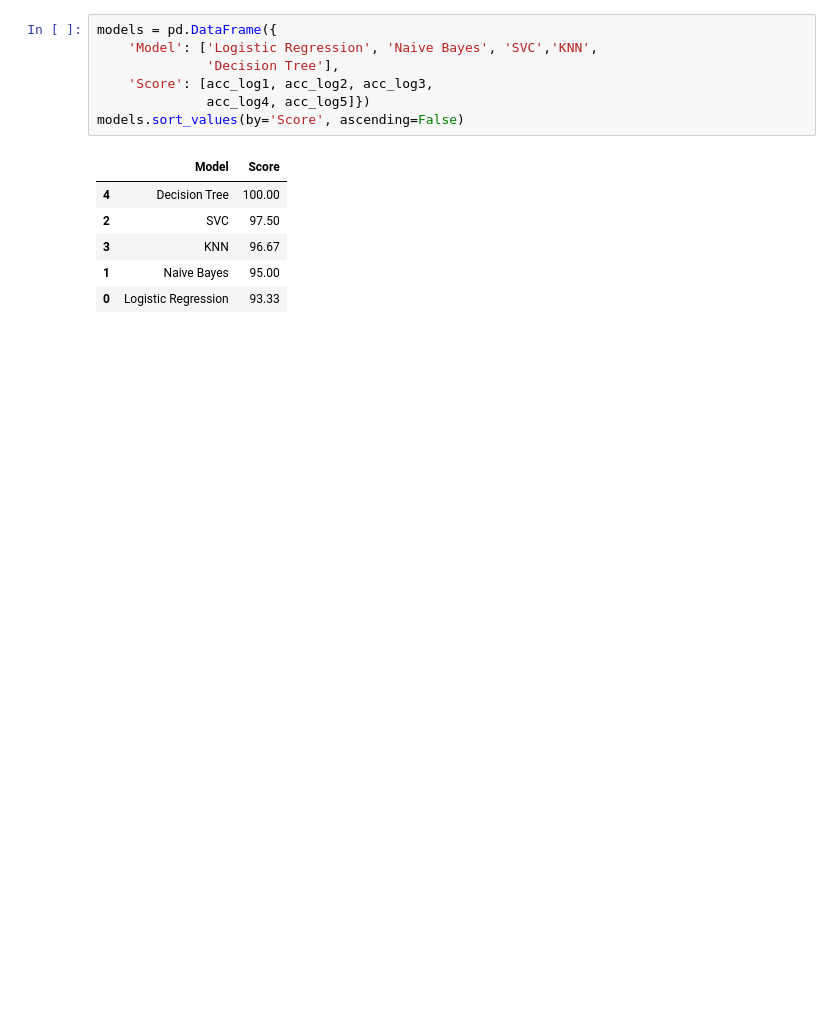
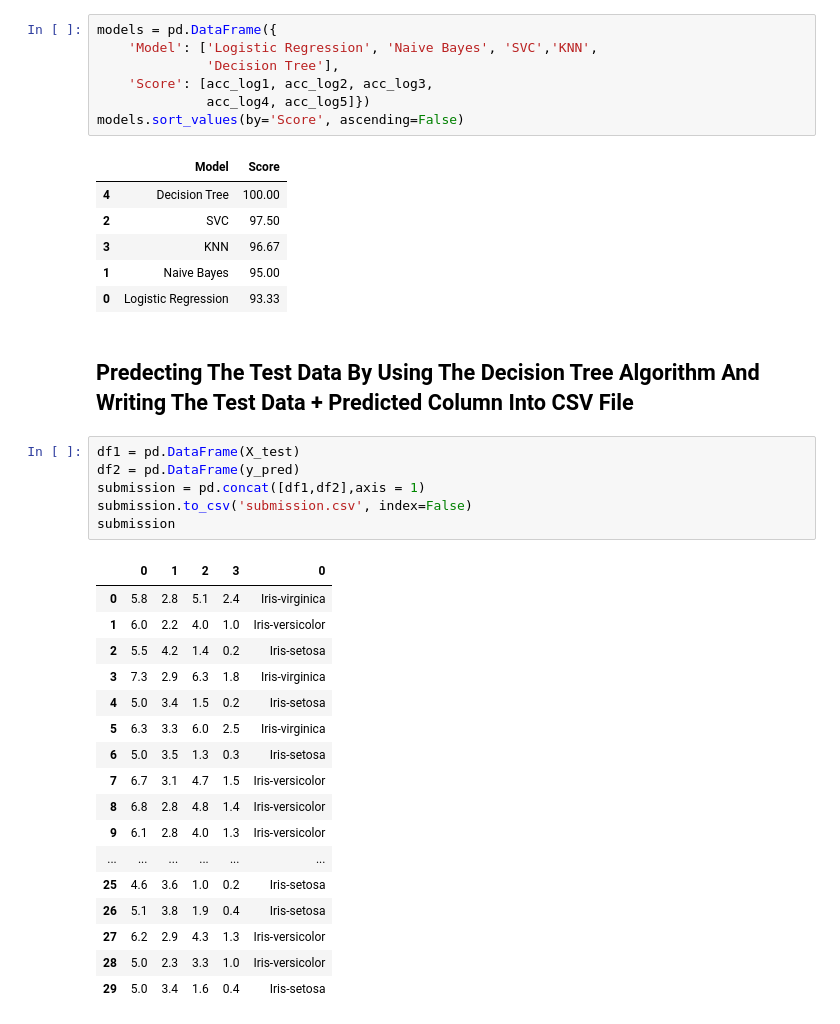
Before and after one commit to Prasanna-Mohanty/-IRIS-Dataset-Analysis-Using-Python, a Jupyter notebook: IRIS.ipynb, the cells around one changed output. Saved outputs shown, nothing was run; the diff lists cells and outputs as text; blank space fills up the shorter version.

```diff
--- a/IRIS.ipynb
+++ b/IRIS.ipynb
@@ -365,3 +342,29 @@ models.sort_values(by='Score', ascending=False)
 | 3 | KNN | 96.67 |
 | 1 | Naive Bayes | 95.00 |
 | 0 | Logistic Regression | 93.33 |
+# %% [markdown]
+## Predecting The Test Data By Using The Decision Tree Algorithm And Writing The Test Data + Predicted Column  Into CSV File
+# %%
+df1 = pd.DataFrame(X_test)
+df2 = pd.DataFrame(y_pred)
+submission = pd.concat([df1,df2],axis = 1)
+submission.to_csv('submission.csv', index=False)
+submission
+# %% [output]
+|  | 0 | 1 | 2 | 3 | 0 |
+| 0 | 5.8 | 2.8 | 5.1 | 2.4 | Iris-virginica |
+| 1 | 6.0 | 2.2 | 4.0 | 1.0 | Iris-versicolor |
+| 2 | 5.5 | 4.2 | 1.4 | 0.2 | Iris-setosa |
+| 3 | 7.3 | 2.9 | 6.3 | 1.8 | Iris-virginica |
+| 4 | 5.0 | 3.4 | 1.5 | 0.2 | Iris-setosa |
+| 5 | 6.3 | 3.3 | 6.0 | 2.5 | Iris-virginica |
+| 6 | 5.0 | 3.5 | 1.3 | 0.3 | Iris-setosa |
+| 7 | 6.7 | 3.1 | 4.7 | 1.5 | Iris-versicolor |
+| 8 | 6.8 | 2.8 | 4.8 | 1.4 | Iris-versicolor |
+| 9 | 6.1 | 2.8 | 4.0 | 1.3 | Iris-versicolor |
+| ... | ... | ... | ... | ... | ... |
+| 25 | 4.6 | 3.6 | 1.0 | 0.2 | Iris-setosa |
+| 26 | 5.1 | 3.8 | 1.9 | 0.4 | Iris-setosa |
+| 27 | 6.2 | 2.9 | 4.3 | 1.3 | Iris-versicolor |
+| 28 | 5.0 | 2.3 | 3.3 | 1.0 | Iris-versicolor |
+| 29 | 5.0 | 3.4 | 1.6 | 0.4 | Iris-setosa |
```
Also changed, not shown: parts of 20 cells of this notebook.
